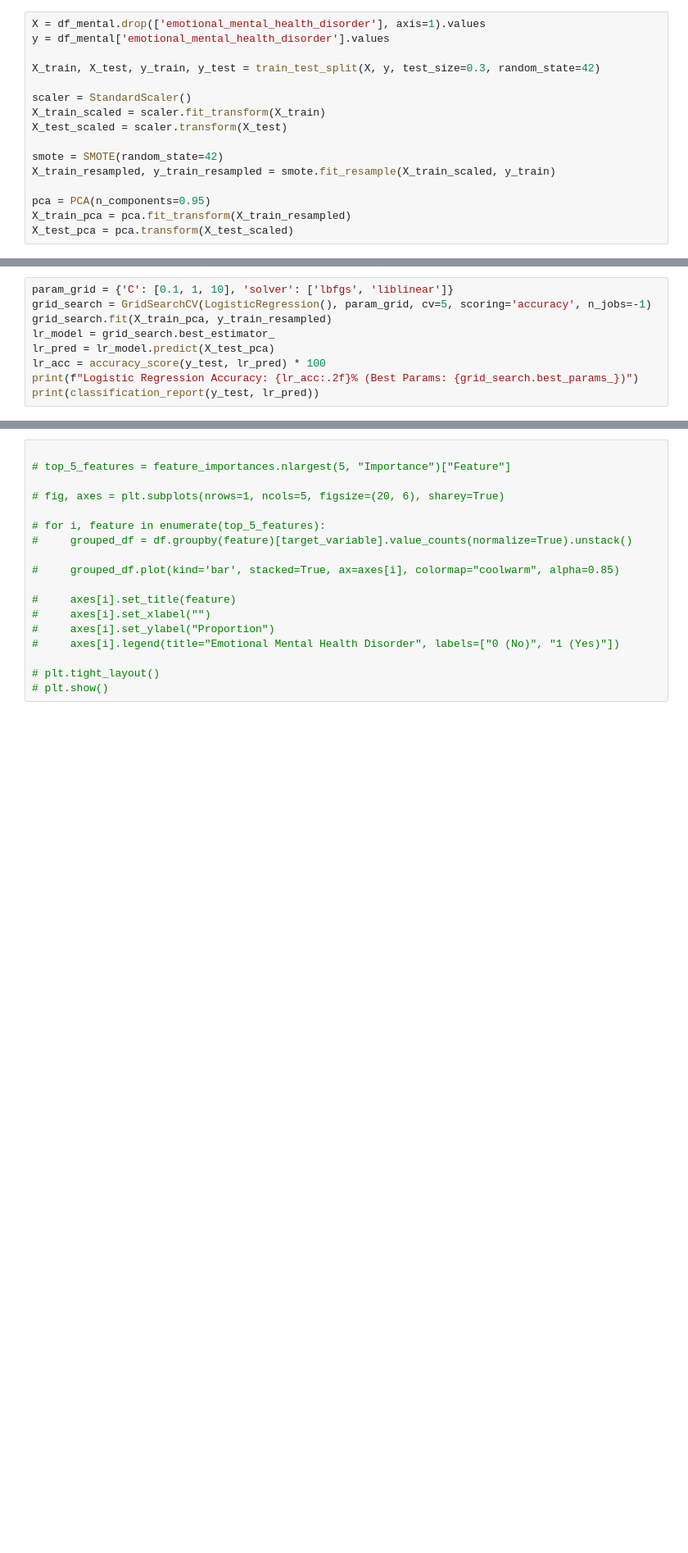
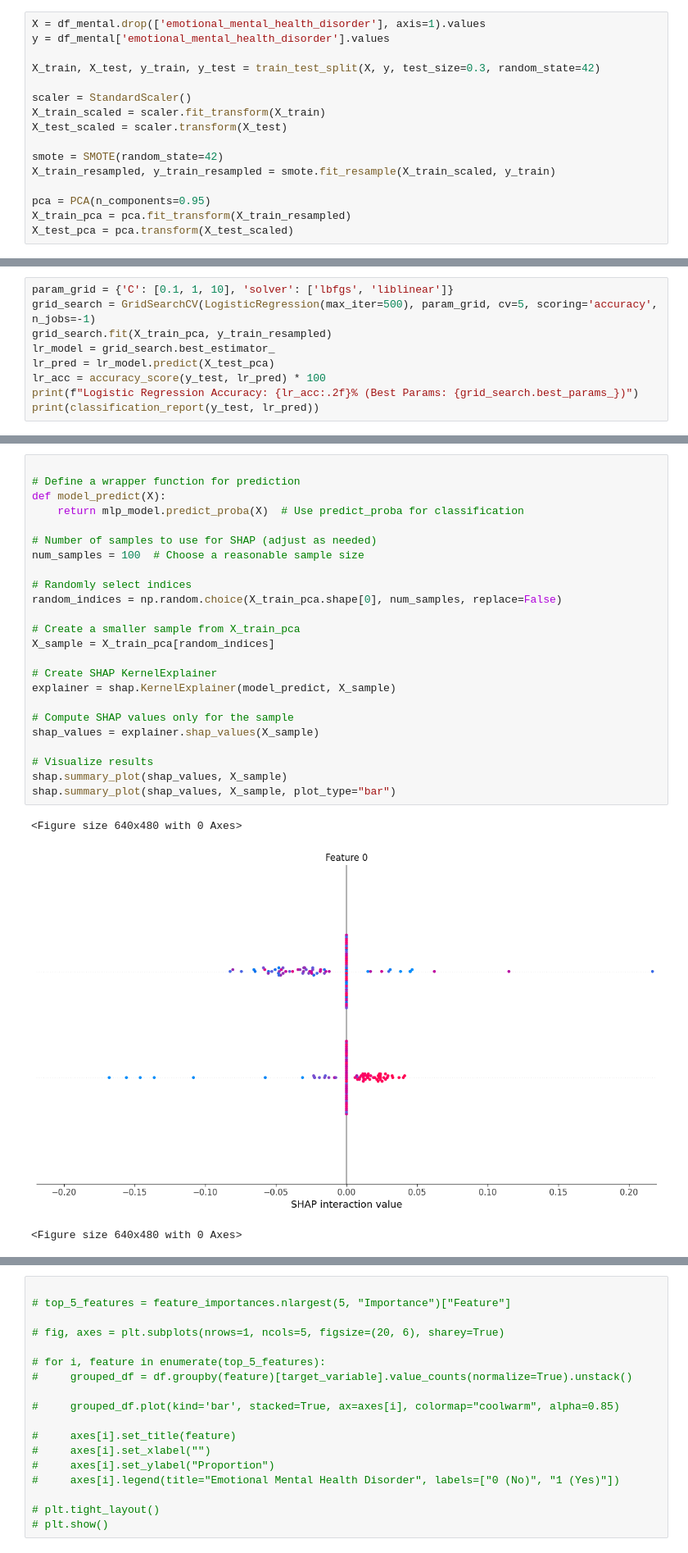
Before and after one commit to PhilipusAdrielTandra/Mental_health_correlation, a Jupyter notebook: Cedera.ipynb, the cells around one changed output, grey strips where cells are left out. Shown at 82% size. Cells and saved outputs as stored; diff of their text form; blank space fills up the shorter version.

```diff
--- a/Cedera.ipynb
+++ b/Cedera.ipynb
@@ -140,6 +141,6 @@ Parameters: { "use_label_encoder" } are not used.
 # %%
 param_grid = {'C': [0.1, 1, 10], 'solver': ['lbfgs', 'liblinear']}
-grid_search = GridSearchCV(LogisticRegression(), param_grid, cv=5, scoring='accuracy', n_jobs=-1)
+grid_search = GridSearchCV(LogisticRegression(max_iter=500), param_grid, cv=5, scoring='accuracy', n_jobs=-1)
 grid_search.fit(X_train_pca, y_train_resampled)
 lr_model = grid_search.best_estimator_
 lr_pred = lr_model.predict(X_test_pca)
@@ -273,0 +298,28 @@ plot_confusion_matrix(y_test, knn_pred, "k-NN")
+# %%
+
+# Define a wrapper function for prediction
+def model_predict(X):
+    return mlp_model.predict_proba(X)  # Use predict_proba for classification
+
+# Number of samples to use for SHAP (adjust as needed)
+num_samples = 100  # Choose a reasonable sample size
+
+# Randomly select indices
+random_indices = np.random.choice(X_train_pca.shape[0], num_samples, replace=False)
+
+# Create a smaller sample from X_train_pca
+X_sample = X_train_pca[random_indices]
+
+# Create SHAP KernelExplainer
+explainer = shap.KernelExplainer(model_predict, X_sample)
+
+# Compute SHAP values only for the sample
+shap_values = explainer.shap_values(X_sample)
+
+# Visualize results
+shap.summary_plot(shap_values, X_sample)
+shap.summary_plot(shap_values, X_sample, plot_type="bar")
+# %% [output]
+<Figure size 640x480 with 0 Axes>
+[figure, added]
+<Figure size 640x480 with 0 Axes>
```
Also changed, not shown: parts of 21 cells of this notebook, 5 other files.
